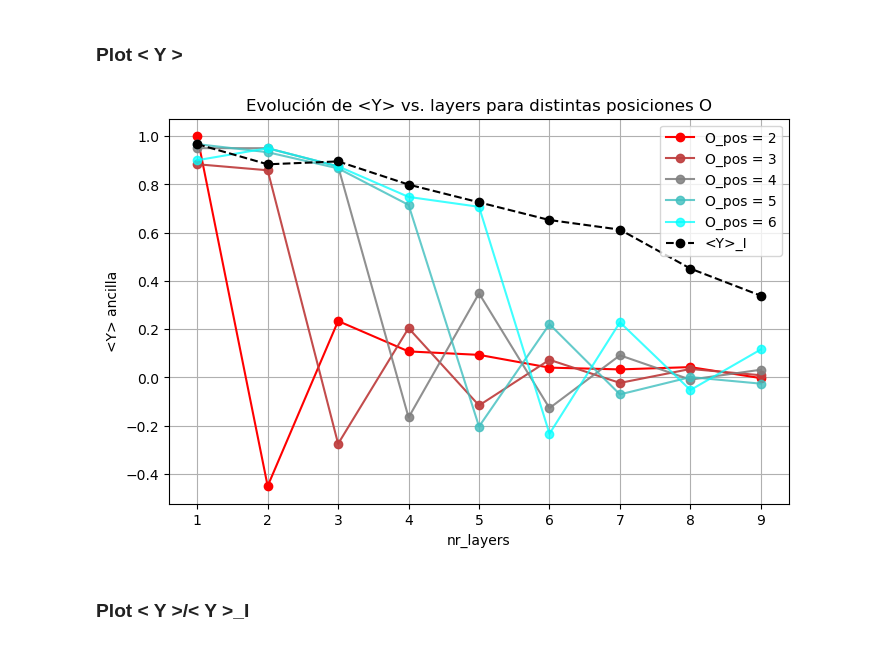
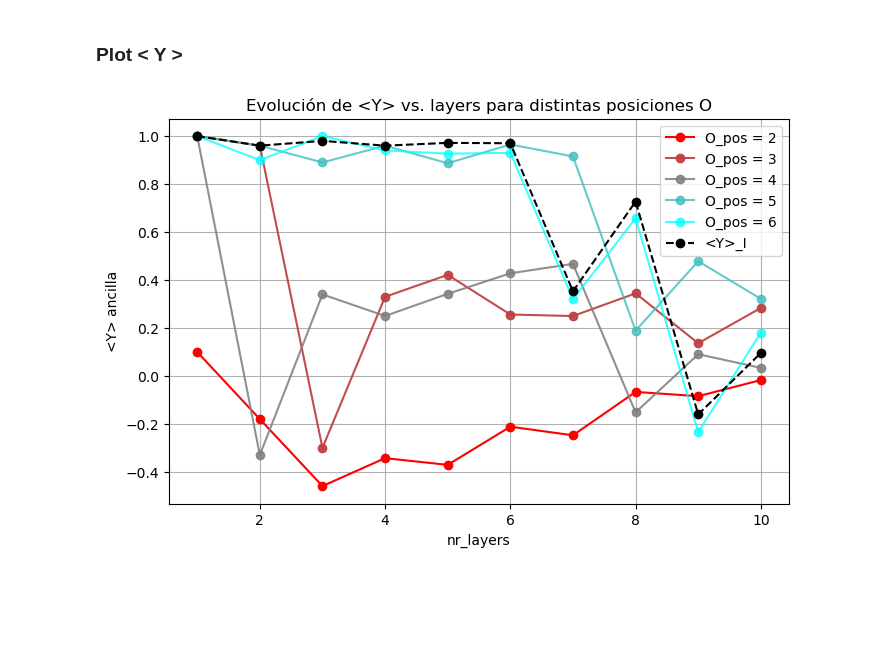
Before and after one commit to joyeuxnoelia/TFM, a Jupyter notebook: TFM_main.ipynb, the cells around one changed output. Cells and saved outputs as stored; diff of their text form; code cells hidden in the pictures; blank space fills up the shorter version.

```diff
--- a/TFM_main.ipynb
+++ b/TFM_main.ipynb
@@ -314,30 +377,27 @@ error_type='amplitude_damping' #deporlarization or amplitude_damping
 # %%
 results = []
-for O_position in range(2, nr_qubits-3):
+for O_position in range(1,(nr_qubits)*(nr_qubits-1)): #cambiar el rango (nr_qubits)*(nr_qubits-1) para 2D y nr_qubits para 1D
     exp_values_medio=[]
-    for nr_layers in range(1, nr_layers_max):
+    for nr_layers in range(1, nr_layers_max+1):
         total=0
         for cirqu in range(nr_circuits):
             #genero el circuito
-            circuit=OTOC_circuit(nr_qubits, nr_layers, error, error_type, cirq.X, O_position, cirq.CZ)
+            circuit=OTOC_circuit(nr_qubits, nr_layers, error, error_type, grid_type, cirq.X, O_position, cirq.CZ)
 
-            #inicializo los qubits
-            qubits = [cirq.GridQubit(i, 0) for i in range(nr_qubits+1)]
             #qubit ancilla en +Y
+            qubits = sorted(circuit.all_qubits(), key=lambda q: (q.row, q.col))
             circuit.insert(0,[ cirq.H(qubits[0]),cirq.S(qubits[0])])
             #el resto en +X
             for q in qubits[1:]:
                 circuit.insert(0,cirq.H(q))
-
-            #calculo el valor esperado de pauli_y en el qubit ancilla
-            ps = cirq.Y(qubits[0])
-            sim = cirq.Simulator()
-            exp_values = sim.simulate_expectation_values(circuit, observables=[ps])
-            #print("Valor esperado de Y =", exp_values[0])
-            total+=np.real(exp_values[0])
+            #medimos el observable Y en el qubit ancilla
+            obs = cirq.Y(qubits[0])
+            exp_val = qsim_simulator.simulate_expectation_values(circuit, observables=[obs])[0].real
+            total += exp_val
 
         exp_values_medio.append(total/nr_circuits)
     results.append(exp_values_medio)
 
+
 print(circuit)
 # %% [output]
@@ -361,61 +419,61 @@ print(circuit)
 # %% [markdown]
 ### sin O(t):
 # %%
+#------------- Sin O(t) -----------------------------
 results_sin_O=[]
-for nr_layers in range(1, nr_layers_max):
+for nr_layers in range(1, nr_layers_max+1):
     total=0
     for cirqu in range(nr_circuits):
         #genero el circuito
-        circuit=OTOC_circuit(nr_qubits, nr_layers, error, error_type, cirq.I, O_position, cirq.CZ)
+        circuit=OTOC_circuit(nr_qubits, nr_layers, error, error_type, grid_type, cirq.X, O_position, cirq.CZ)
 
-        #inicializo los qubits
-        qubits = [cirq.GridQubit(i, 0) for i in range(nr_qubits+1)]
         #qubit ancilla en +Y
+        qubits = sorted(circuit.all_qubits(), key=lambda q: (q.row, q.col))
         circuit.insert(0,[ cirq.H(qubits[0]),cirq.S(qubits[0])])
         #el resto en +X
         for q in qubits[1:]:
             circuit.insert(0,cirq.H(q))
 
         #calculo el valor esperado de pauli_y en el qubit ancilla
+        """
         ps = cirq.Y(qubits[0])
         sim = cirq.Simulator()
         exp_values = sim.simulate_expectation_values(circuit, observables=[ps])
         #print("Valor esperado de Y =", exp_values[0])
         total+=np.real(exp_values[0])
+        """
+        obs = cirq.Y(qubits[0])
+        exp_val = qsim_simulator.simulate_expectation_values(circuit, observables=[obs])[0].real
 
+        total += exp_val
     results_sin_O.append(total/nr_circuits)
-
-#print(results_sin_O)
-#print(circuit)
 # %% [markdown]
 ### Plot < Y >
 # %%
 fig=plt.figure(figsize=(8,5))
 
-xvals = range(1, nr_layers_max)
-color_param=1.0/(O_position-2)
+xvals = range(1, nr_layers_max+1)
+color_param=1.0/(O_position-1)
 
 for idx, yvals in enumerate(results):
     # O_position real = 2 + idx
     label_str = f"O_pos = {2 + idx}"
     color = (1.0-idx*color_param, 0.0 + idx * color_param, 0.0 + idx*color_param, 1 - idx * color_param/4)
     plt.plot(xvals, yvals, 'o-',color=color, label=label_str)
 
 
 plt.plot(xvals, results_sin_O, 'o--',color=(0.0, 0, 0.0, 1 ), label="<Y>_I")
 
 plt.xlabel("nr_layers")
 plt.ylabel("<Y> ancilla")
 plt.title("Evolución de <Y> vs. layers para distintas posiciones O")
 plt.grid(True)
 plt.legend()
 location="C:\\Users\\aileo\\environments\\TFG\\TFM\\OTOCS"
 if error==0:
     fig.savefig(f'{location}/otoc_Y_q{nr_qubits}_e{error}_c{nr_circuits}_fig1C-Apaper.pdf')
 else:
     fig.savefig(f'{location}/otoc_Y_q{nr_qubits}_{error_type}_e{error}_c{nr_circuits}_fig1C-Apaper.pdf')
 plt.show()
 # %% [output]
-[figure, old version]
+[figure, new version]
-# %% [markdown]
-### Plot < Y >/< Y >_I
```
Also changed, not shown: parts of 19 cells of this notebook.
